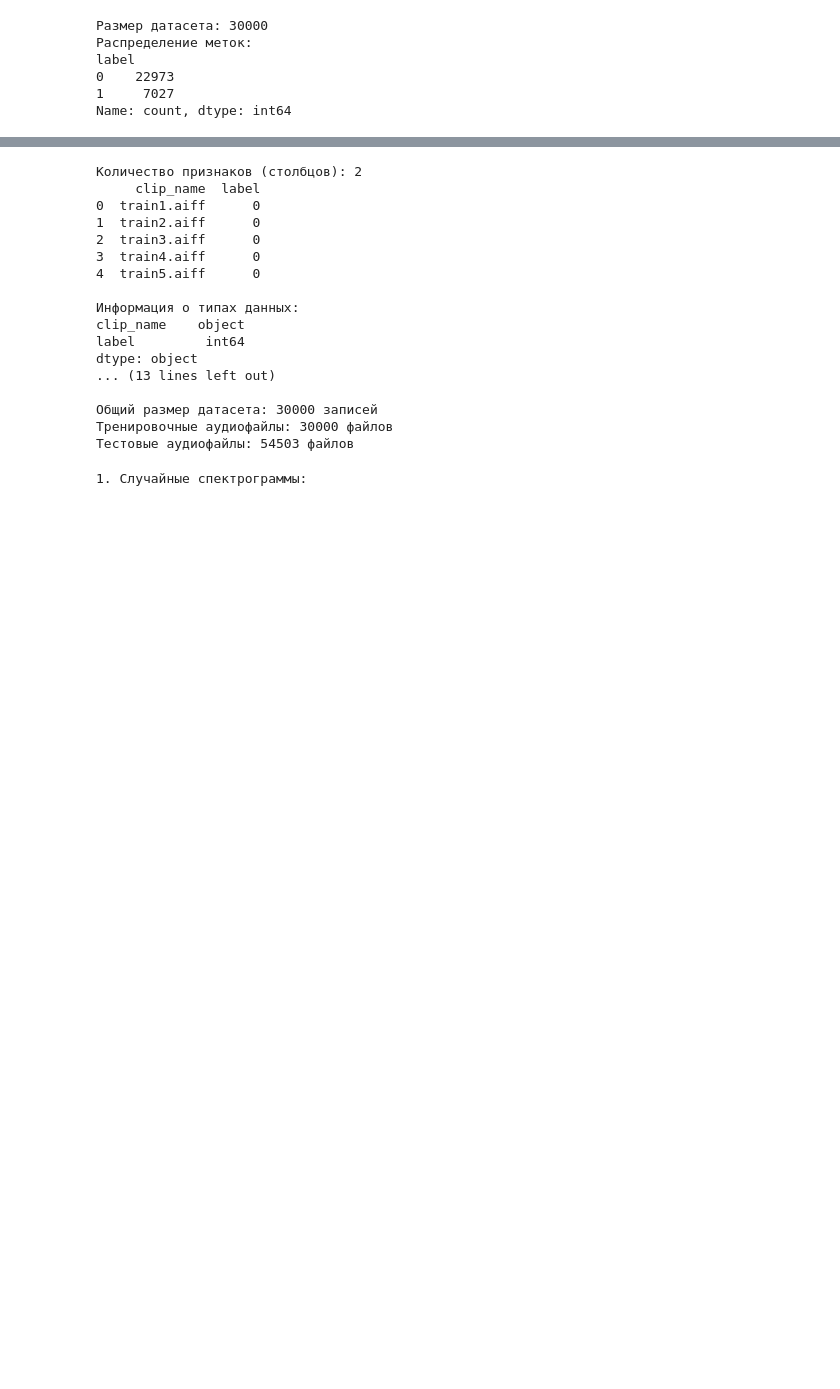
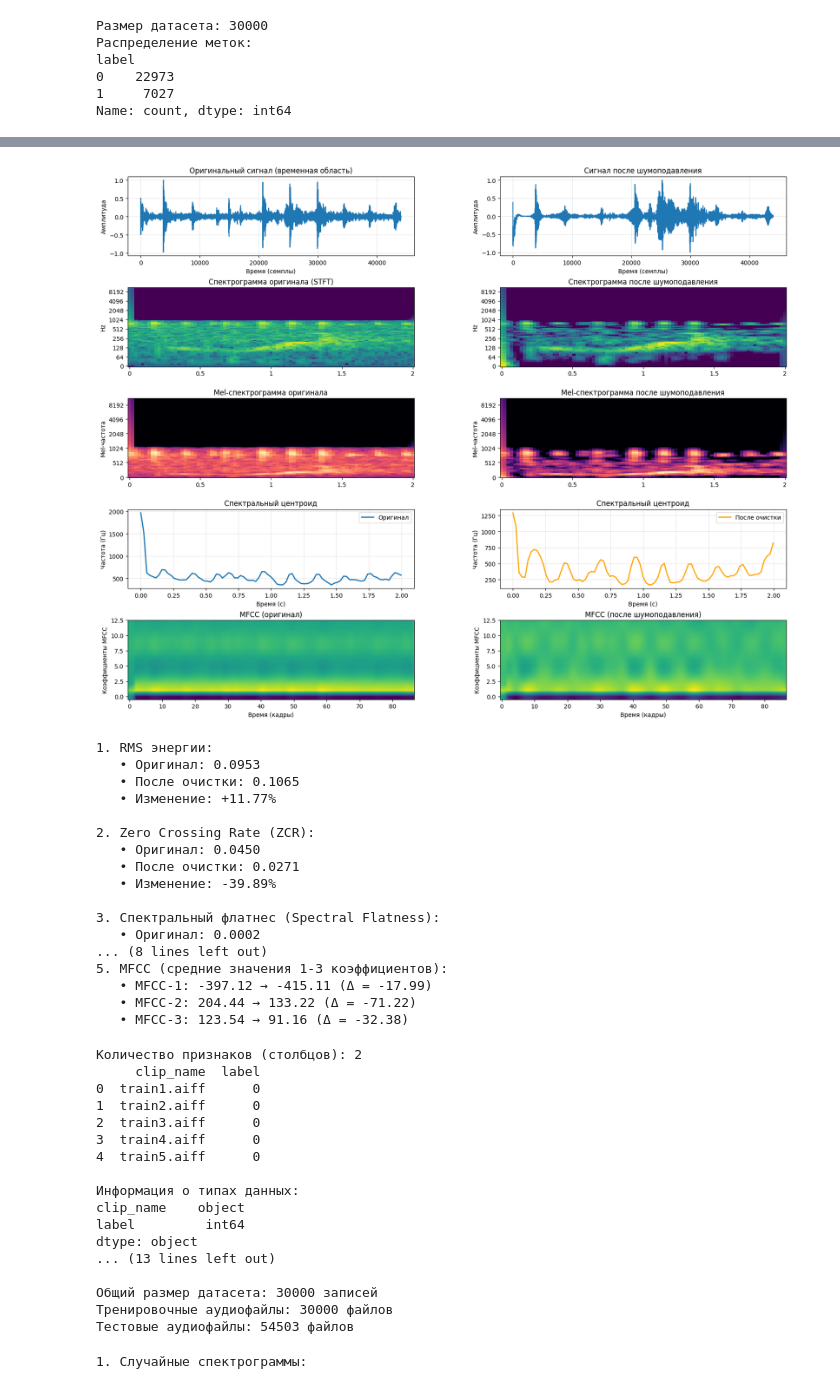
Before and after one commit to zerxtqwerx/Whales, a Jupyter notebook: code.ipynb, the cells around one changed output, grey strips where cells are left out. Saved outputs shown, nothing was run; the diff lists cells and outputs as text; code cells hidden in the pictures; blank space fills up the shorter version.

```diff
--- a/code.ipynb
+++ b/code.ipynb
@@ -193,32 +168,23 @@ def extract_features_from_audio(y, sr, n_mfcc=20, n_mels=128):
 
     return np.array(feature_vector)
 # %%
-# Модифицированная функция для обработки датасета
 def process_dataset(df, audio_files_path, apply_denoise=True, max_files=None):
-    """
-    Обработка всего датасета: загрузка аудио, шумоподавление, извлечение признаков
-    """
+
     features_list = []
     labels_list = []
     failed_files = []
 
-    # Ограничиваем количество файлов для тестирования
     if max_files:
         file_subset = audio_files_path[:max_files]
     else:
         file_subset = audio_files_path
 
-    print(f"Начинаем обработку {len(file_subset)} аудиофайлов...")
-    print(f"Применение шумоподавления: {apply_denoise}")
+    for i, audio_file in enumerate(file_subset):
+        if i % 1000 == 0:
+            print(f"{i}/{len(file_subset)}")
 
-    for i, audio_file in enumerate(file_subset):
-        if i % 100 == 0:
-            print(f"Обработано {i}/{len(file_subset)} файлов")
-
-        # Получаем имя файла для поиска в датафрейме
         filename = audio_file.name
 
-        # Ищем метку для этого файла
         label_row = df[df['clip_name'] == filename]
         if label_row.empty:
             print(f"Метка не найдена для файла {filename}")
@@ -226,11 +192,10 @@ def process_dataset(df, audio_files_path, apply_denoise=True, max_files=None):
 
         label = label_row['label'].values[0]
 
-        # Загружаем и обрабатываем аудио
         y, sr = load_and_preprocess_audio(audio_file, apply_denoise=apply_denoise)
 
         if y is not None and sr is not None:
-            # Извлекаем признаки
+
             features = extract_features_from_audio(y, sr)
             features_list.append(features)
             labels_list.append(label)
@@ -240,24 +205,18 @@ def process_dataset(df, audio_files_path, apply_denoise=True, max_files=None):
     print(f"Обработка завершена. Успешно: {len(features_list)}, Ошибки: {len(failed_files)}")
 
     if failed_files:
-        print(f"Файлы с ошибками: {failed_files[:10]}")  # Показываем первые 10
+        print(f"Файлы с ошибками: {failed_files[:10]}")
 
     return np.array(features_list), np.array(labels_list)
 # %%
-# Визуализация эффекта шумоподавления
 def visualize_denoise_effect(file_path):
-    """
-    Визуализация эффекта шумоподавления на примере одного файла
-    """
-    # Загрузка оригинального аудио
+
     y_orig, sr = librosa.load(file_path, sr=22050, duration=5)
     y_orig = librosa.util.normalize(y_orig)
 
-    # Применение шумоподавления
     y_denoised = whale_denoise(y_orig.copy(), sr)
     y_denoised = librosa.util.normalize(y_denoised)
 
-    # Создание графиков
     fig, axes = plt.subplots(4, 2, figsize=(15, 12))
 
     # 1. Временные сигналы
@@ -314,7 +273,6 @@ def visualize_denoise_effect(file_path):
     plt.tight_layout()
     plt.show()
 
-    # Вычисление некоторых метрик для сравнения
     print("Сравнение метрик:")
     print(f"RMS энергии (оригинал): {np.mean(librosa.feature.rms(y=y_orig)):.4f}")
     print(f"RMS энергии (после): {np.mean(librosa.feature.rms(y=y_denoised)):.4f}")
@@ -391 +461,28 @@ y_train: (30000,)
+# %%
+visualize_denoise_effect(train_audio_files[65])
+
+
+#if len(test_files) > 0:
+#        sample_file = test_files[0]
+#        print(f"\nВизуализация эффекта шумоподавления для файла: {sample_file.name}")
+#        visualize_denoise_effect(sample_file)
+# %% [output]
+[figure, added]
+1. RMS энергии:
+   • Оригинал: 0.0953
+   • После очистки: 0.1065
+   • Изменение: +11.77%
+
+2. Zero Crossing Rate (ZCR):
+   • Оригинал: 0.0450
+   • После очистки: 0.0271
+   • Изменение: -39.89%
+
+3. Спектральный флатнес (Spectral Flatness):
+   • Оригинал: 0.0002
+... (8 lines left out)
+5. MFCC (средние значения 1-3 коэффициентов):
+   • MFCC-1: -397.12 → -415.11 (Δ = -17.99)
+   • MFCC-2: 204.44 → 133.22 (Δ = -71.22)
+   • MFCC-3: 123.54 → 91.16 (Δ = -32.38)
 # %%
```
Also changed, not shown: parts of 7 cells of this notebook, 7 other files.
